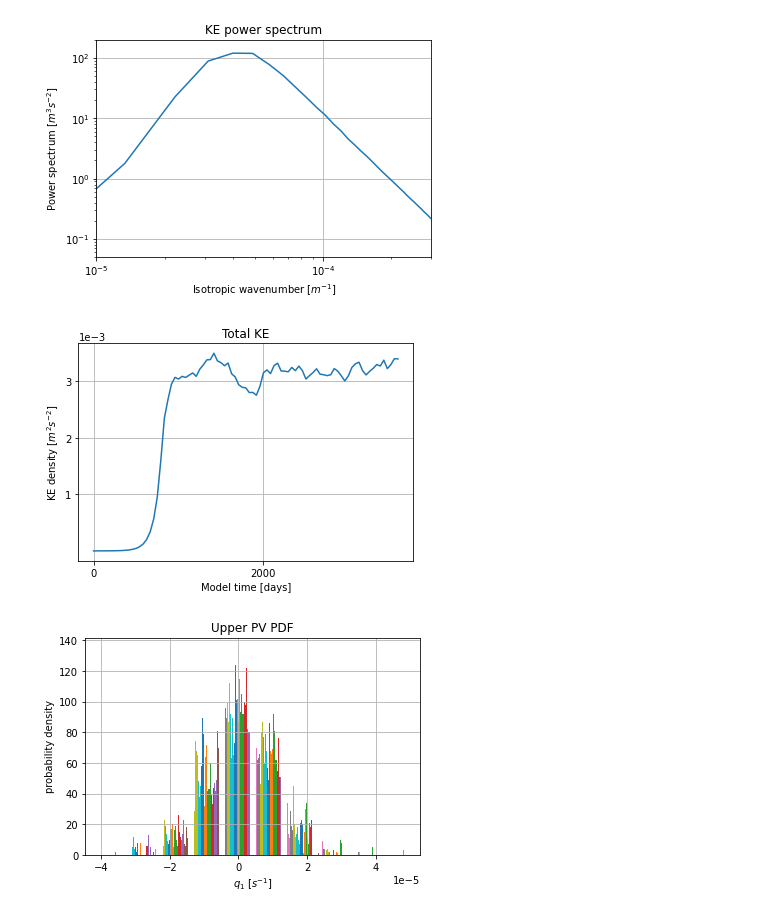
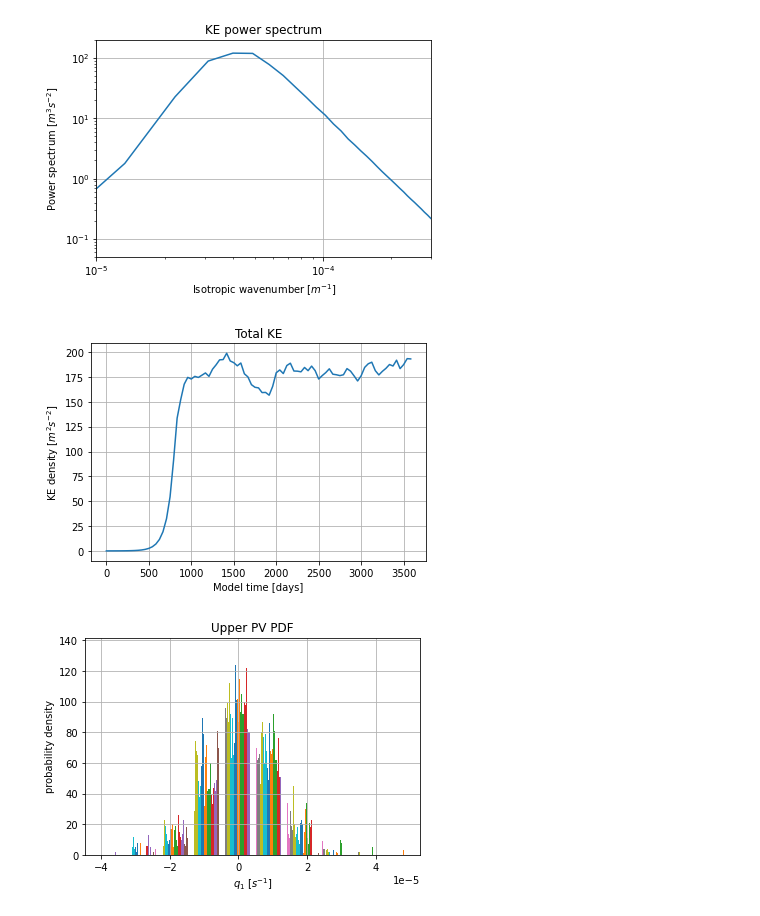
Before and after one commit to m2lines/MLwithQG, a Jupyter notebook: notebooks/Running High Resolution Simulations With pyqg.ipynb, the cells around one changed output. Cells and saved outputs as stored; diff of their text form; code cells hidden in the pictures.

Commit message:
Undid normalization on Total KE plot

```diff
--- a/notebooks/Running High Resolution Simulations With pyqg.ipynb
+++ b/notebooks/Running High Resolution Simulations With pyqg.ipynb
@@ -207,19 +207,15 @@ plt.grid()
 # %%
 # Time-series of total kinetic energy
 eddy_ke_density = ((eddy_high_res.u * eddy_high_res.u) + (eddy_high_res.v * eddy_high_res.v)) / 2
 eddy_ke_density = eddy_ke_density.sum(dim=['x', 'y', 'lev'])
 
-eddy_ke_density_scaled = ((eddy_ke_density - eddy_ke_density.min()) / (eddy_ke_density.max() - eddy_ke_density.min())) * (3.5e-3)
-
-plt.plot(eddy_high_res['time'] / 86400,  eddy_ke_density_scaled)
-plt.ticklabel_format(axis='y', style='sci', scilimits=(0,0))
-plt.xticks(ticks=[0, 2000]); plt.yticks(ticks=[0.001, 0.002, 0.003])
+plt.plot(eddy_high_res['time'] / 86400,  eddy_ke_density)
 plt.xlabel('Model time [days]')
 plt.ylabel(r'KE density [$m^{2}s^{-2}$]')
 plt.title('Total KE')
 plt.grid()
 # %% [output]
-[figure, old version]
+[figure, new version]
 # %%
 # TODO: Plot spatially flattened probability distributiom of upper layer PV
 plt.hist(eddy_model_ds.q.isel(lev=0))
```
